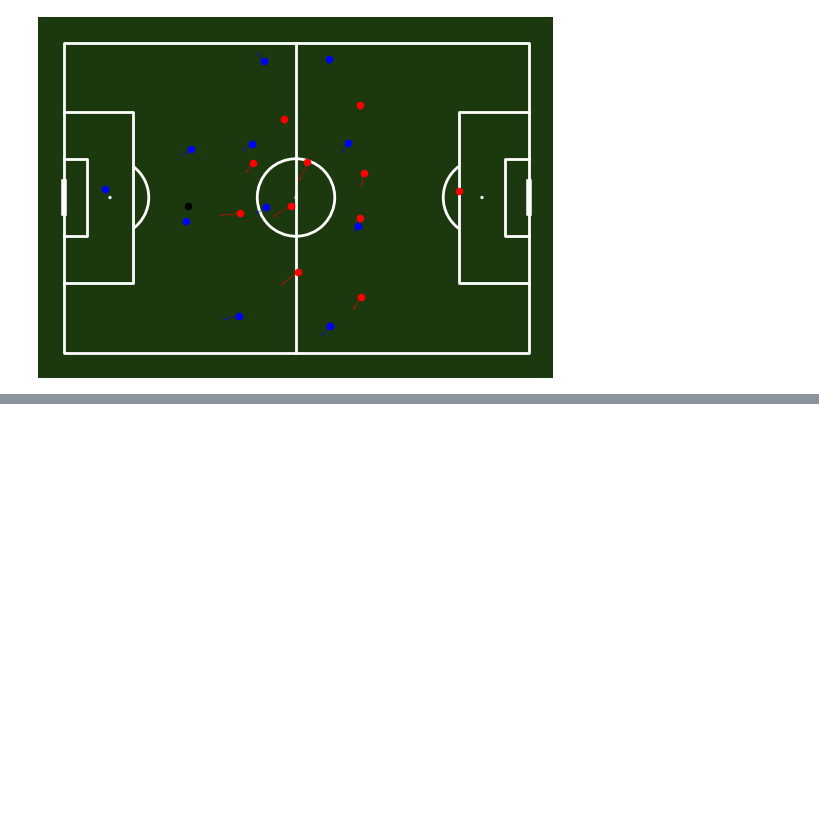
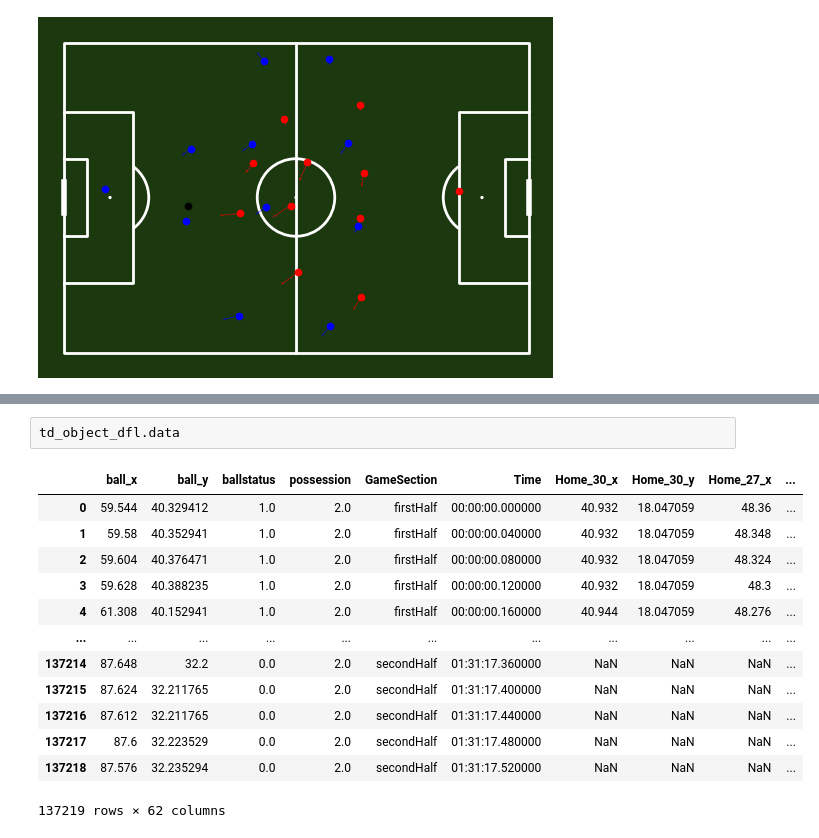
Before and after one commit to DavidB1999/My_Football_Analytics, a Jupyter notebook: Position_data/tracking_data.ipynb, the cells around one changed output, grey strips where cells are left out. Drawn from its saved outputs; the diff is of its cells as text; blank space fills up the shorter version.

```diff
--- a/Position_data/tracking_data.ipynb
+++ b/Position_data/tracking_data.ipynb
@@ -68,0 +94,16 @@ Generating your clip...done
+# %%
+td_object_dfl.data
+# %% [output]
+|  | ball_x | ball_y | ballstatus | possession | GameSection | Time | Home_30_x | Home_30_y | Home_27_x | ... |
+| 0 | 59.544 | 40.329412 | 1.0 | 2.0 | firstHalf | 00:00:00.000000 | 40.932 | 18.047059 | 48.36 | ... |
+| 1 | 59.58 | 40.352941 | 1.0 | 2.0 | firstHalf | 00:00:00.040000 | 40.932 | 18.047059 | 48.348 | ... |
+| 2 | 59.604 | 40.376471 | 1.0 | 2.0 | firstHalf | 00:00:00.080000 | 40.932 | 18.047059 | 48.324 | ... |
+| 3 | 59.628 | 40.388235 | 1.0 | 2.0 | firstHalf | 00:00:00.120000 | 40.932 | 18.047059 | 48.3 | ... |
+| 4 | 61.308 | 40.152941 | 1.0 | 2.0 | firstHalf | 00:00:00.160000 | 40.944 | 18.047059 | 48.276 | ... |
+| ... | ... | ... | ... | ... | ... | ... | ... | ... | ... | ... |
+| 137214 | 87.648 | 32.2 | 0.0 | 2.0 | secondHalf | 01:31:17.360000 | NaN | NaN | NaN | ... |
+| 137215 | 87.624 | 32.211765 | 0.0 | 2.0 | secondHalf | 01:31:17.400000 | NaN | NaN | NaN | ... |
+| 137216 | 87.612 | 32.211765 | 0.0 | 2.0 | secondHalf | 01:31:17.440000 | NaN | NaN | NaN | ... |
+| 137217 | 87.6 | 32.223529 | 0.0 | 2.0 | secondHalf | 01:31:17.480000 | NaN | NaN | NaN | ... |
+| 137218 | 87.576 | 32.235294 | 0.0 | 2.0 | secondHalf | 01:31:17.520000 | NaN | NaN | NaN | ... |
+137219 rows × 62 columns
```
Also changed, not shown: parts of 5 cells of this notebook, 11 other files.
